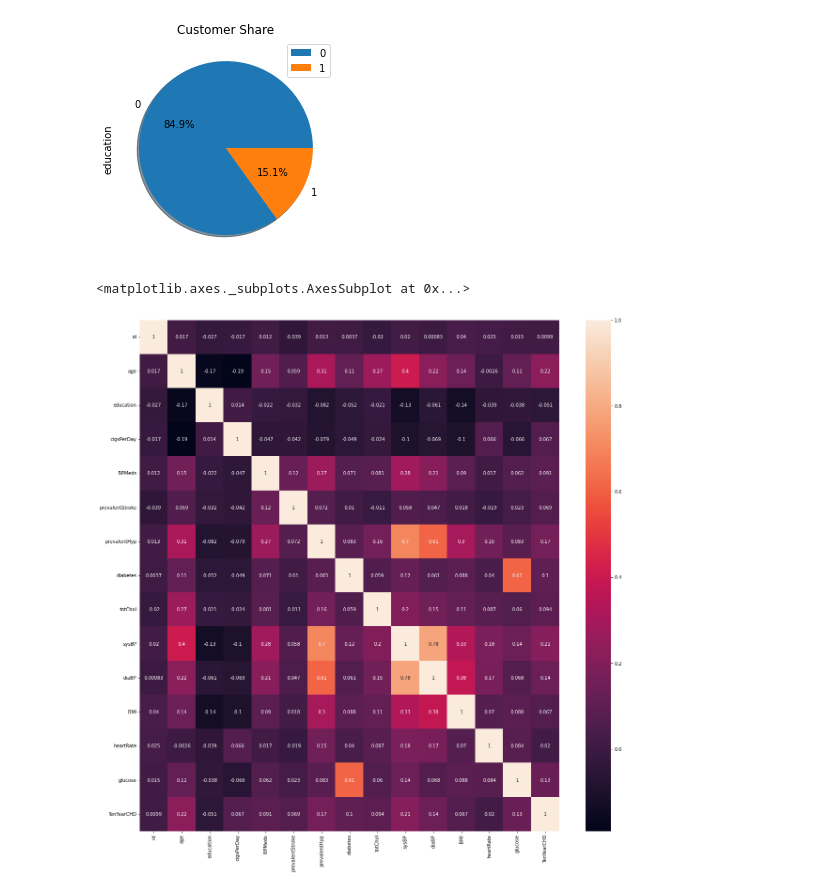
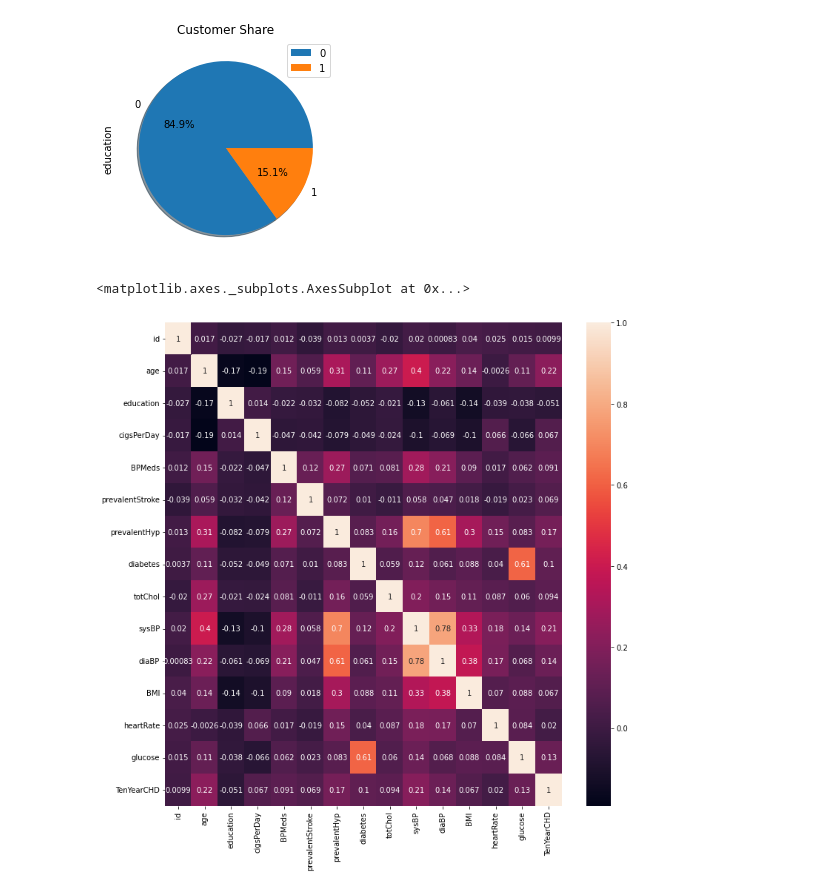
Before and after one commit to amalmon/cardio-vascular-risk-prediction, a Jupyter notebook: cardio_vascular_risk_prediction_individual_notebook_by_AMAL.ipynb, the cells around one changed output. Saved outputs shown, nothing was run; the diff lists cells and outputs as text; code cells hidden in the pictures.

```diff
--- a/cardio_vascular_risk_prediction_individual_notebook_by_AMAL.ipynb
+++ b/cardio_vascular_risk_prediction_individual_notebook_by_AMAL.ipynb
@@ -375,8 +411,8 @@ plt.show()
 [figure]
 # %%
 import seaborn as sns
-plt.figure(figsize=(20,20))
+plt.figure(figsize=(12,12))
 sns.heatmap(df.corr(),annot=True)
 # %% [output]
 <matplotlib.axes._subplots.AxesSubplot at 0x...>
-[figure, old version]
+[figure, new version]
```
Also changed, not shown: parts of 64 cells of this notebook.
